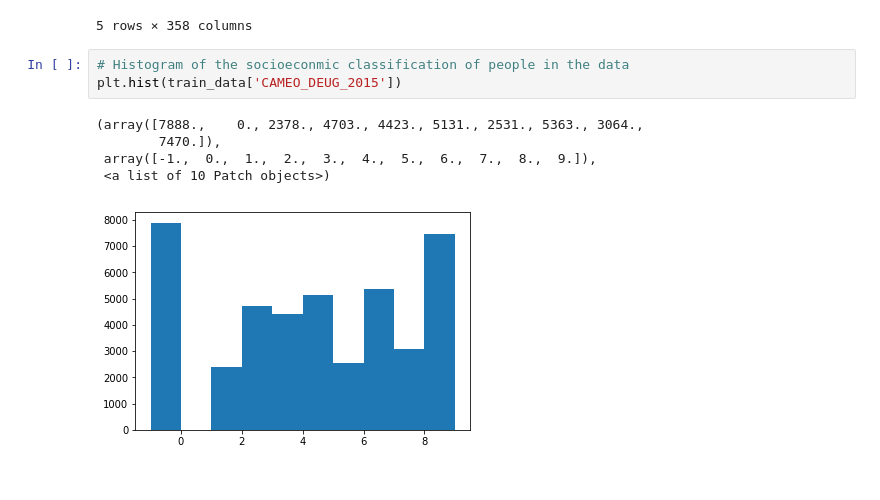
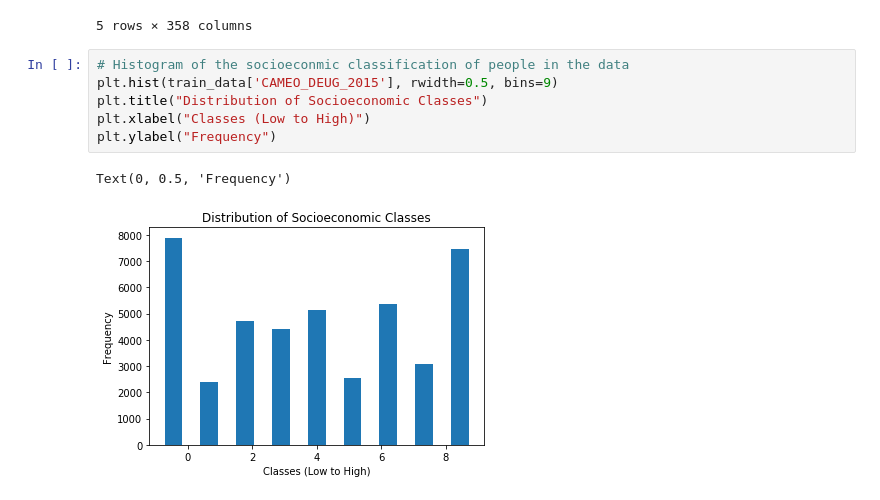
Before and after one commit to realmanisingh/population-segmentation, a Jupyter notebook: data_analysis.ipynb, the cells around one changed output. Saved outputs shown, nothing was run; the diff lists cells and outputs as text.

Commit message:
Created plots for the CAMEO_DEUG_2015 variable
Plotted the distribution and the total number of responses across economic classes.

```diff
--- a/data_analysis.ipynb
+++ b/data_analysis.ipynb
@@ -73,10 +73,10 @@ general_data.head()
 5 rows × 358 columns
 # %%
 # Histogram of the socioeconmic classification of people in the data
-plt.hist(train_data['CAMEO_DEUG_2015'])
+plt.hist(train_data['CAMEO_DEUG_2015'], rwidth=0.5, bins=9)
+plt.title("Distribution of Socioeconomic Classes")
+plt.xlabel("Classes (Low to High)")
+plt.ylabel("Frequency")
 # %% [output]
-(array([7888.,    0., 2378., 4703., 4423., 5131., 2531., 5363., 3064.,
-        7470.]),
- array([-1.,  0.,  1.,  2.,  3.,  4.,  5.,  6.,  7.,  8.,  9.]),
- <a list of 10 Patch objects>)
+Text(0, 0.5, 'Frequency')
-[figure, old version]
+[figure, new version]
```
Also changed, not shown: parts of 1 cell of this notebook.
